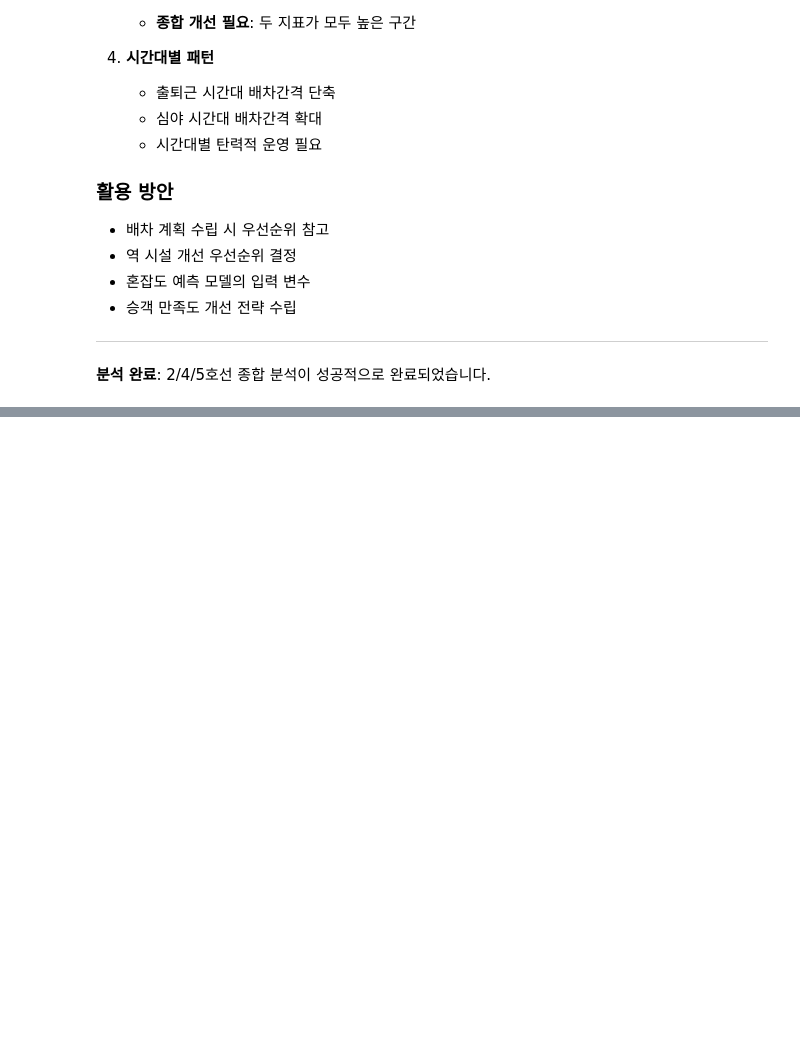
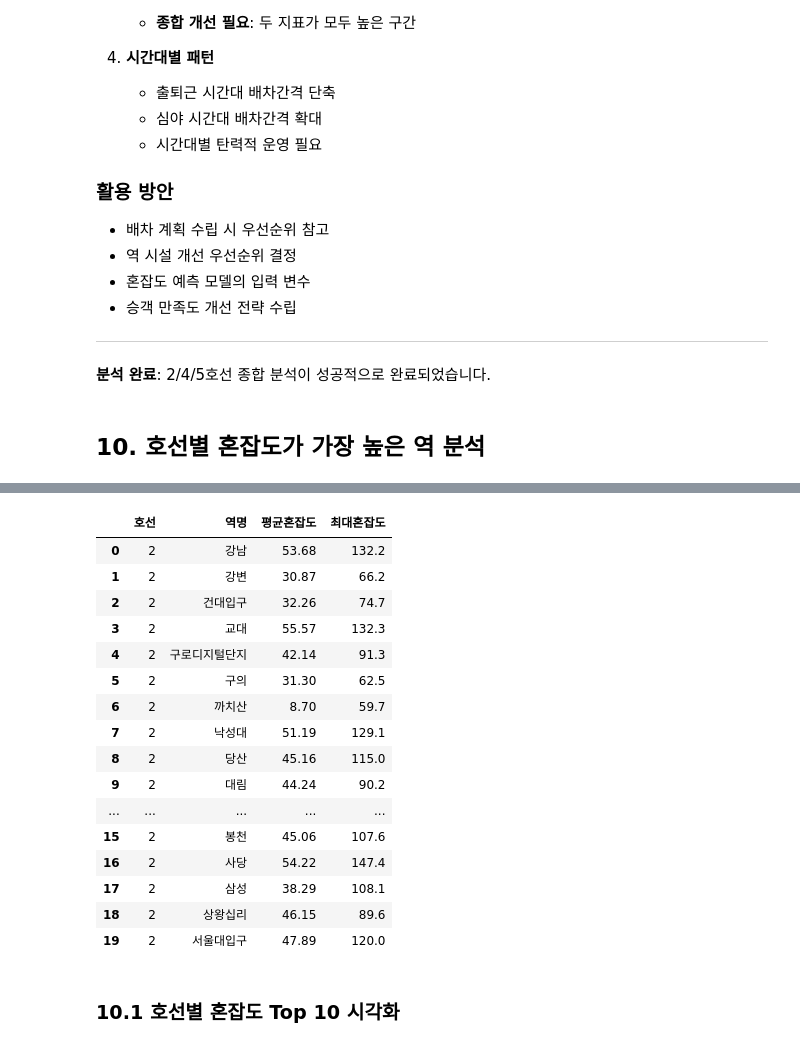
Before and after one commit to statrack2-team4/subway-congestion-analysis, a Jupyter notebook: notebooks/배차간격/4-2_4_5호선_종합분석.ipynb, the cells around one changed output, grey strips where cells are left out. Saved outputs shown, nothing was run; the diff lists cells and outputs as text; code cells hidden in the pictures; blank space fills up the shorter version.

```diff
--- a/notebooks/배차간격/4-2_4_5호선_종합분석.ipynb
+++ b/notebooks/배차간격/4-2_4_5호선_종합분석.ipynb
@@ -886,3 +886,64 @@ print(f'\n📁 모든 파일이 저장되었습니다: {OUTPUT_DIR}')
 ---
 
 **분석 완료**: 2/4/5호선 종합 분석이 성공적으로 완료되었습니다.
+# %% [markdown]
+## 10. 호선별 혼잡도가 가장 높은 역 분석
+# %%
+# 각 역별 평균 혼잡도 계산
+station_congestion = []
+
+for _, row in df_cong_filtered.iterrows():
+    line = row['호선']
+    station = row['출발역']
+    direction = row['상하구분']
+
+    # 시간대별 혼잡도 평균 계산
+    congestion_values = [row[col] for col in time_cols if pd.notna(row[col])]
+    if congestion_values:
+        avg_congestion = np.mean(congestion_values)
+        max_congestion = np.max(congestion_values)
+
+        station_congestion.append({
+            '호선': line,
+            '역명': station,
+            '방향': direction,
+            '평균혼잡도': avg_congestion,
+            '최대혼잡도': max_congestion
+        })
+
+df_station_cong = pd.DataFrame(station_congestion)
+
+# 역별로 그룹핑 (방향 통합하여 평균)
+station_avg = df_station_cong.groupby(['호선', '역명']).agg({
+    '평균혼잡도': 'mean',
+    '최대혼잡도': 'max'
+}).round(2).reset_index()
+
+print('✅ 역별 혼잡도 계산 완료')
+print(f'   총 역 수: {len(station_avg):,}개')
+print(f'   호선별 역 수:')
+for line in [2, 4, 5]:
+    count = len(station_avg[station_avg['호선'] == line])
+    print(f'      {line}호선: {count}개')
+
+print(f'\n📊 호선별 혼잡도가 가장 높은 역 (평균 혼잡도 기준):')
+print('=' * 80)
+
+for line in [2, 4, 5]:
+    line_data = station_avg[station_avg['호선'] == line].nlargest(1, '평균혼잡도')
+    if not line_data.empty:
+        station_name = line_data.iloc[0]['역명']
+        avg_cong = line_data.iloc[0]['평균혼잡도']
+        max_cong = line_data.iloc[0]['최대혼잡도']
+        print(f'{line}호선: {station_name} (평균 {avg_cong:.1f}%, 최대 {max_cong:.1f}%)')
+
+print('\n' + '=' * 80)
+print(f'\n📊 호선별 혼잡도 Top 5:')
+for line in [2, 4, 5]:
+    print(f'\n{line}호선:')
+    line_top5 = station_avg[station_avg['호선'] == line].nlargest(5, '평균혼잡도')
+    for idx, row in line_top5.iterrows():
+        print(f'   {row["역명"]}: 평균 {row["평균혼잡도"]:.1f}%, 최대 {row["최대혼잡도"]:.1f}%')
+
+station_avg.head(20)
+# %% [output]
@@ -888,0 +967,19 @@ print(f'\n📁 모든 파일이 저장되었습니다: {OUTPUT_DIR}')
+|  | 호선 | 역명 | 평균혼잡도 | 최대혼잡도 |
+| 0 | 2 | 강남 | 53.68 | 132.2 |
+| 1 | 2 | 강변 | 30.87 | 66.2 |
+| 2 | 2 | 건대입구 | 32.26 | 74.7 |
+| 3 | 2 | 교대 | 55.57 | 132.3 |
+| 4 | 2 | 구로디지털단지 | 42.14 | 91.3 |
+| 5 | 2 | 구의 | 31.30 | 62.5 |
+| 6 | 2 | 까치산 | 8.70 | 59.7 |
+| 7 | 2 | 낙성대 | 51.19 | 129.1 |
+| 8 | 2 | 당산 | 45.16 | 115.0 |
+| 9 | 2 | 대림 | 44.24 | 90.2 |
+| ... | ... | ... | ... | ... |
+| 15 | 2 | 봉천 | 45.06 | 107.6 |
+| 16 | 2 | 사당 | 54.22 | 147.4 |
+| 17 | 2 | 삼성 | 38.29 | 108.1 |
+| 18 | 2 | 상왕십리 | 46.15 | 89.6 |
+| 19 | 2 | 서울대입구 | 47.89 | 120.0 |
+# %% [markdown]
+### 10.1 호선별 혼잡도 Top 10 시각화
```
Also changed, not shown: parts of 14 cells of this notebook.
